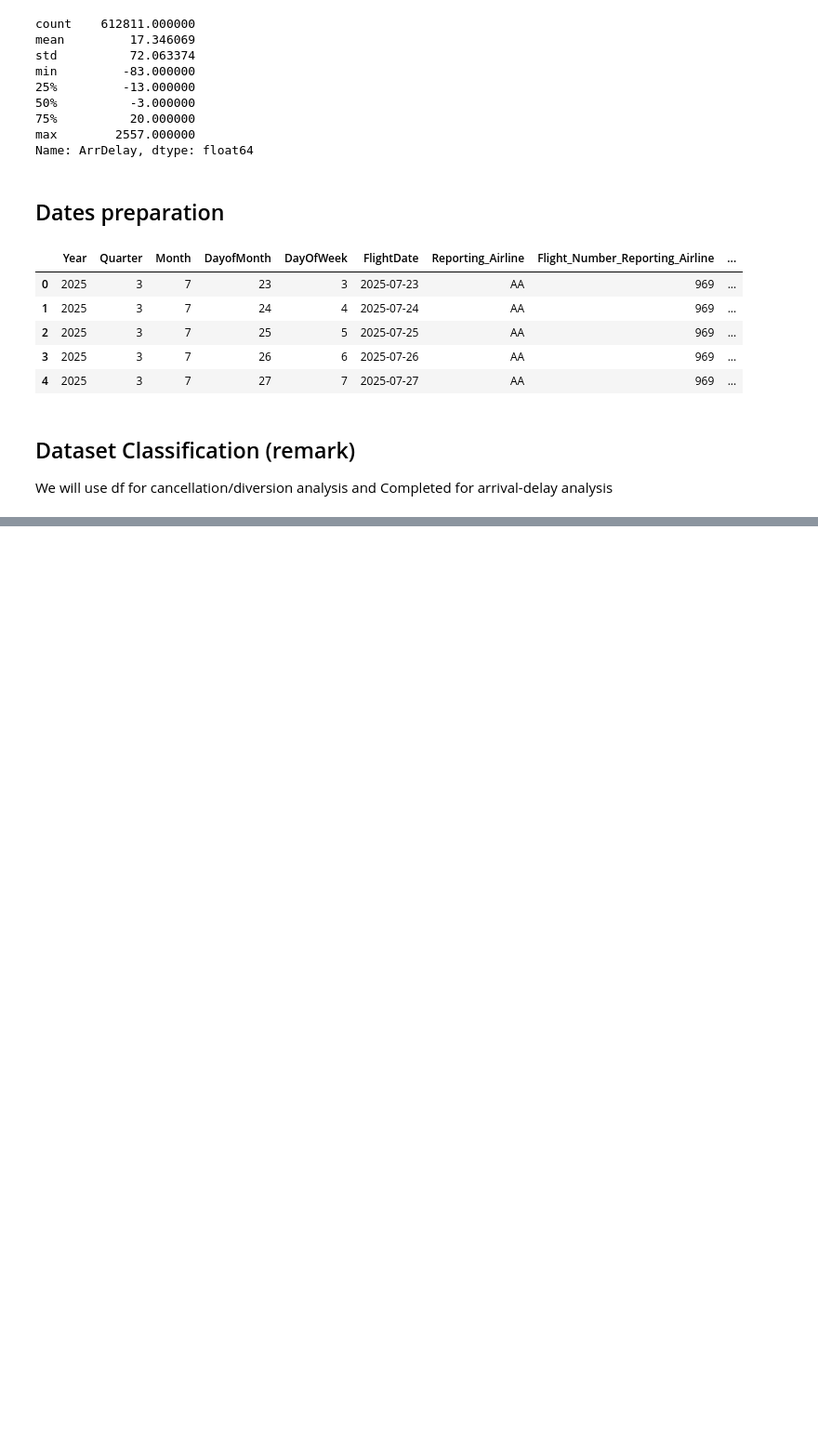
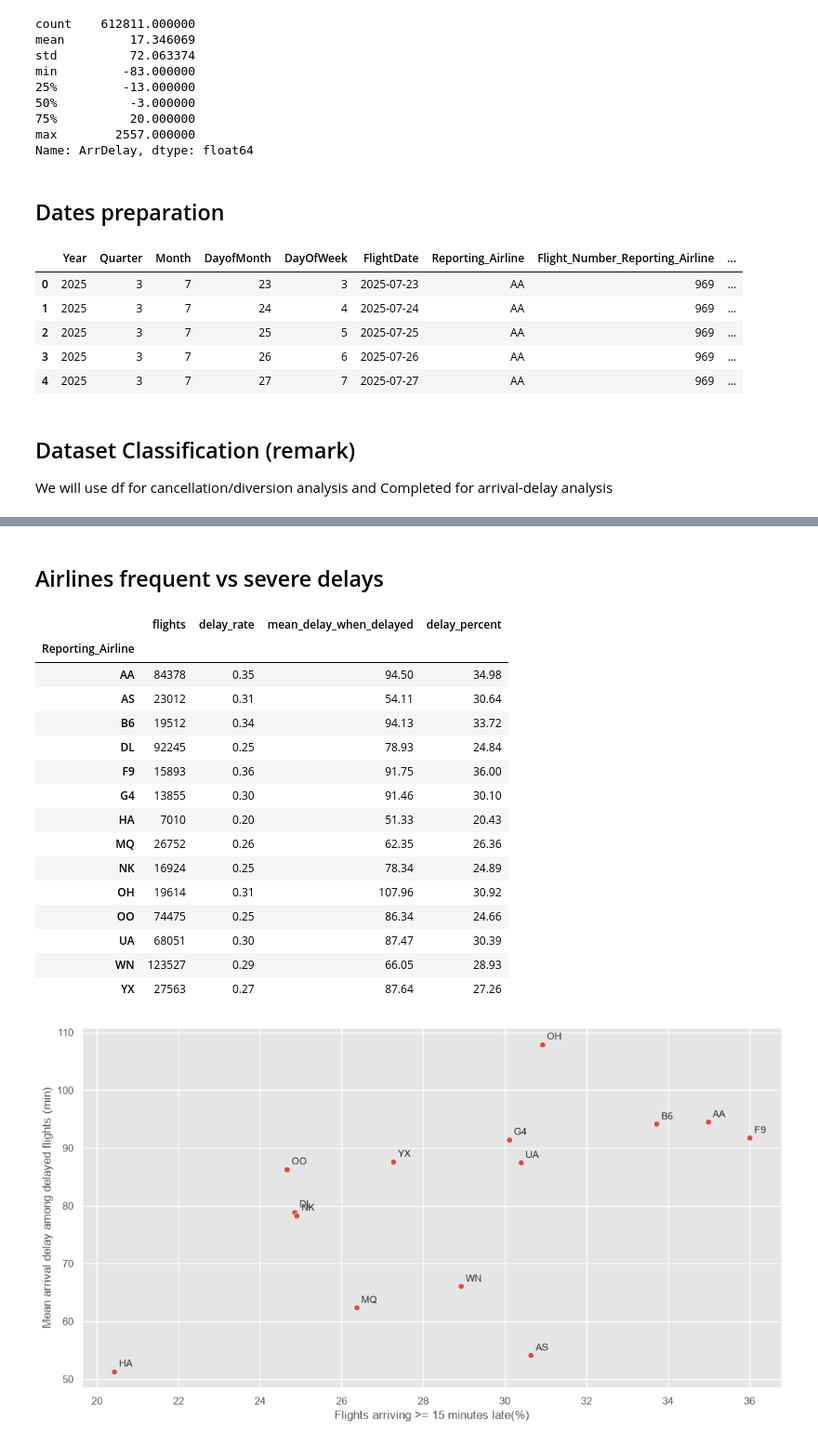
Before and after one commit to aerostepan/FlightDelayPrediction, a Jupyter notebook: FlightDelayLab.ipynb, the cells around one changed output, grey strips where cells are left out. Shown at 93% size. Cells and saved outputs as stored; diff of their text form; code cells hidden in the pictures; blank space fills up the shorter version.

```diff
--- a/FlightDelayLab.ipynb
+++ b/FlightDelayLab.ipynb
@@ -327,0 +227,56 @@ plt.show()
+# %% [markdown]
+## Airlines frequent vs severe delays
+# %%
+airline_summary = (
+    completed.groupby("Reporting_Airline")
+    .agg(
+        flights = ("is_delayed","size"),
+        delay_rate = ("is_delayed","mean")
+    )
+)
+delayed_only = completed.loc[completed["is_delayed"]]
+airline_summary["mean_delay_when_delayed"] = (
+    delayed_only.groupby("Reporting_Airline")["ArrDelay"].mean()
+)
+airline_summary["delay_percent"] = airline_summary["delay_rate"] * 100
+display(airline_summary.round(2))
+
+fig,ax = plt.subplots(figsize=(11,6))
+sns.scatterplot(
+    data = airline_summary,
+    x = "delay_percent",
+    y = "mean_delay_when_delayed",
+    ax=ax
+)
+for airline, row in airline_summary.iterrows():
+    ax.annotate(
+        airline,
+        (row["delay_percent"],row["mean_delay_when_delayed"]),
+        xytext=(5,5),
+        textcoords = "offset points"
+    )
+ax.set(
+    label = "Airline delay freqency and severity - July 2025",
+    xlabel = "Flights arriving >= 15 minutes late(%)",
+    ylabel = "Mean arrival delay among delayed flights (min)"
+)
+plt.tight_layout()
+plt.show()
+# %% [output]
+|  | flights | delay_rate | mean_delay_when_delayed | delay_percent |
+| Reporting_Airline |  |  |  |  |
+| AA | 84378 | 0.35 | 94.50 | 34.98 |
+| AS | 23012 | 0.31 | 54.11 | 30.64 |
+| B6 | 19512 | 0.34 | 94.13 | 33.72 |
+| DL | 92245 | 0.25 | 78.93 | 24.84 |
+| F9 | 15893 | 0.36 | 91.75 | 36.00 |
+| G4 | 13855 | 0.30 | 91.46 | 30.10 |
+| HA | 7010 | 0.20 | 51.33 | 20.43 |
+| MQ | 26752 | 0.26 | 62.35 | 26.36 |
+| NK | 16924 | 0.25 | 78.34 | 24.89 |
+| OH | 19614 | 0.31 | 107.96 | 30.92 |
+| OO | 74475 | 0.25 | 86.34 | 24.66 |
+| UA | 68051 | 0.30 | 87.47 | 30.39 |
+| WN | 123527 | 0.29 | 66.05 | 28.93 |
+| YX | 27563 | 0.27 | 87.64 | 27.26 |
+[figure, added]
```
Also changed, not shown: parts of 19 cells of this notebook.
